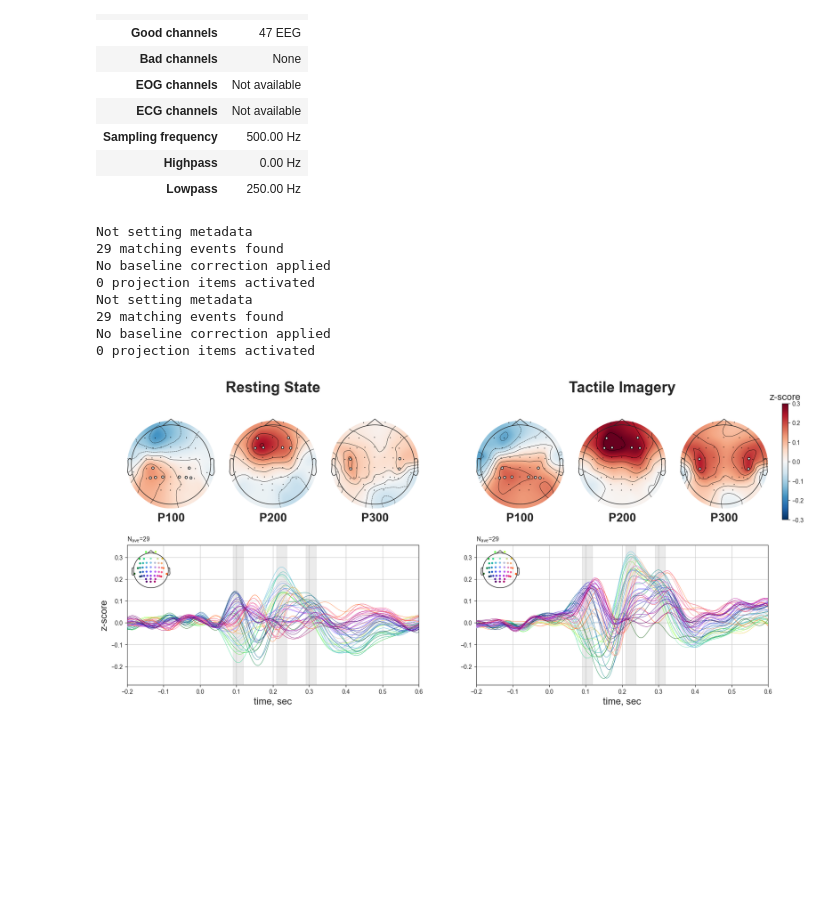
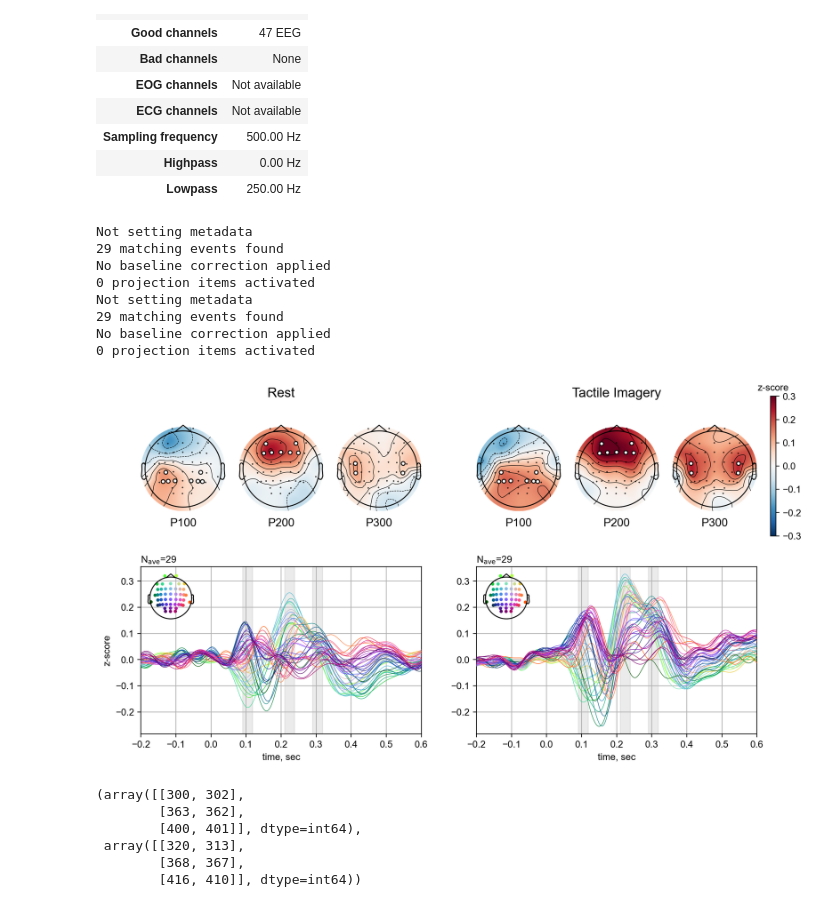
Before and after one commit to MarkaMorozova/Tactile-Imagery, a Jupyter notebook: 2. somatosensory ERP rest&imagery.ipynb, the cells around one changed output. Saved outputs shown, nothing was run; the diff lists cells and outputs as text; code cells hidden in the pictures; blank space fills up the shorter version.

```diff
--- a/2. somatosensory ERP rest&imagery.ipynb
+++ b/2. somatosensory ERP rest&imagery.ipynb
@@ -117,6 +119,9 @@ es_p200_left = [
 es_p200_right = [
     electrodes.index(i) for i in ['F4', 'FC2', 'FC4']
 ]
+es_p200_both = [
+    electrodes.index(i) for i in ['F3', 'FC1', 'FC3', 'FCz', 'F4', 'FC2', 'FC4']
+]
 ts_p200 = slice(355, 370)
 
 
@@ -144,12 +149,14 @@ info.set_montage(montage)
 | Highpass | 0.00 Hz |
 | Lowpass | 250.00 Hz |
 # %%
-fig = plt.figure(dpi=100, figsize=(20, 8))
+
+
+fig = plt.figure(dpi=200, figsize=(12, 6))
 gs = GridSpec(nrows=2, ncols=8, figure=fig, width_ratios=[0.15]*3 + [0.05] + [0.15]*3 + [0.01], height_ratios=[0.5, 0.6])
 
 locs = [
     es_p100_left+es_p100_right,
-    es_p200_left+es_p200_right,
+    es_p200_both,
     es_p300_left+es_p300_right
 ]
 
@@ -159,51 +166,57 @@ for i, eps in enumerate([rest_erp, im_erp]):
         im, cm = mne.viz.plot_topomap(np.mean(eps[:, :, times], axis=(0,-1)), info, axes=ax,
                                       vlim=(-0.3, 0.3), show=False, mask=np.array([True if e in locs[j] else False for e in range(len(electrodes))]))
 
-        ax.set_xlabel(['P100', 'P200', 'P300'][j], fontsize=20, fontweight='bold')
+        ax.set_xlabel(['P100', 'P200', 'P300'][j], fontsize=12)
 
         if (i, j) == (0, 1):
-            ax.set_title('Resting State', fontsize=25, fontweight='bold', y=1.2)
+            ax.set_title('Rest', fontsize=14, y=1.2)
 
         if (i, j) == (1, 1):
-            ax.set_title('Tactile Imagery', fontsize=25, fontweight='bold', y=1.2)
+            ax.set_title('Tactile Imagery', fontsize=14, y=1.2)
 
 ax = fig.add_subplot(gs[0, -1])
 cbar = plt.colorbar(im, cax=ax)
-cbar.ax.set_title('z-score', fontsize=16)
+cbar.ax.set_title('z-score', fontsize=10)
+
+# with plt.style.context(('seaborn-darkgrid')):
 
 axes = [fig.add_subplot(gs[1, :3]), fig.add_subplot(gs[1, 4:-1])]
+
 
 for i, eps in enumerate([rest_erp, im_erp]):
 
     eps_erp = mne.EpochsArray(eps/1e6, info, tmin=-0.5)
     eps_erp.average().plot(axes=axes[i], show=False)
 
     axes[i].grid()
 
     axes[i].set_xlim(-0.2, 0.6)
     axes[i].set_xlabel('')
     axes[i].set_ylabel('')
     axes[i].set_title('')
 
 for i in range(2):
     for j, times in enumerate([ts_p100, ts_p200, ts_p300]):
         axes[i].axvspan(eps_erp.times[times][0], eps_erp.times[times][-1], color='tab:gray', alpha=0.15)
 
-axes[0].set_ylabel('z-score', fontsize=16)
-axes[0].set_xlabel('time, sec', fontsize=16)
-axes[1].set_xlabel('time, sec', fontsize=16)
+axes[0].set_ylabel('z-score')
+axes[0].set_xlabel('time, sec')
+axes[1].set_xlabel('time, sec')
 
 axes[0].sharey(axes[1])
 
+# axes[0].grid(color='white', linewidth=0.5)
+# axes[1].grid(color='white', linewidth=0.5)
+
 plt.savefig('figs/erps.jpg', bbox_inches='tight')
 plt.show()
 # %% [output]
 Not setting metadata
 29 matching events found
 No baseline correction applied
 0 projection items activated
 Not setting metadata
 29 matching events found
 No baseline correction applied
 0 projection items activated
-[figure, old version]
+[figure, new version]
@@ -210 +315,34 @@ No baseline correction applied
+# %%
+# latencies_left = np.array([
+#     np.mean(lats_p100_left),
+#     np.mean(lats_p200_left),
+#     np.mean(lats_p300_left)
+# ]).round(3)
+
+# latencies_right = np.array([
+#     np.mean(lats_p100_right),
+#     np.mean(lats_p200_right),
+#     np.mean(lats_p300_right)
+# ]).round(3)
+
+latencies_left = np.array([
+    lats_p100_left,
+    lats_p200_left,
+    lats_p300_left
+]).round(3)
+
+latencies_right = np.array([
+    lats_p100_right,
+    lats_p200_right,
+    lats_p300_right
+]).round(3)
+
+latencies_left, latencies_right
+# %% [output]
+(array([[300, 302],
+        [363, 362],
+        [400, 401]], dtype=int64),
+ array([[320, 313],
+        [368, 367],
+        [416, 410]], dtype=int64))
 # %%
```
Also changed, not shown: parts of 19 cells of this notebook.
